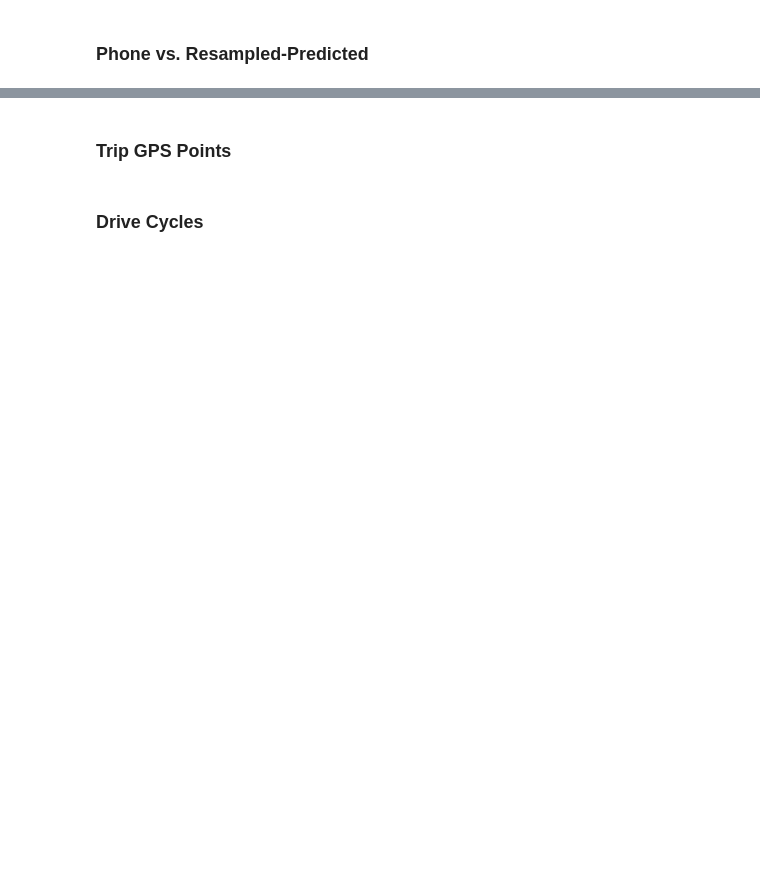
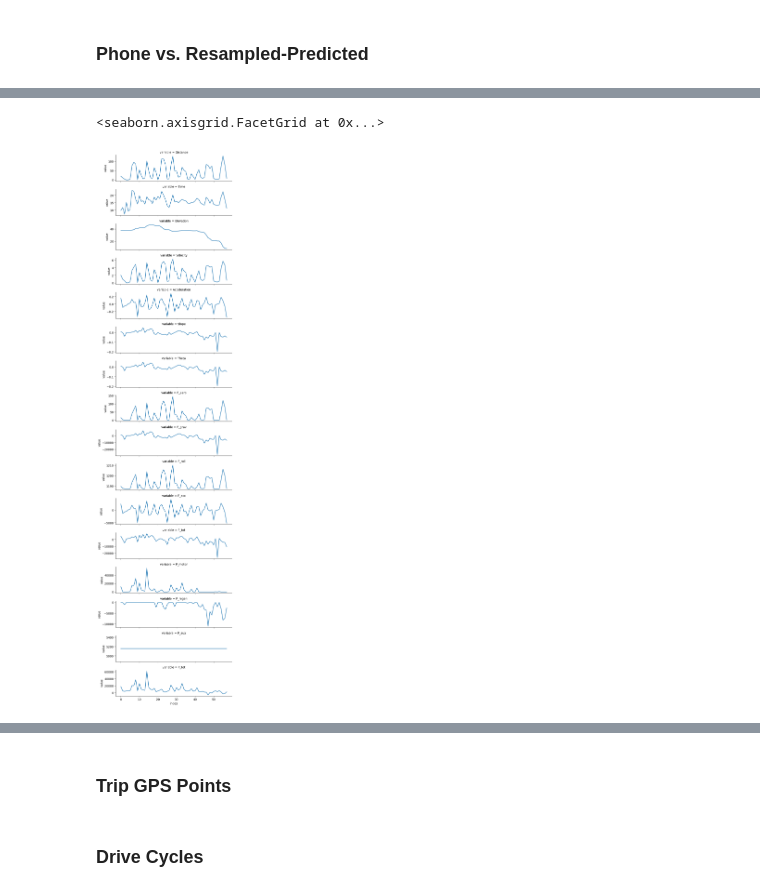
Before and after one commit to zackAemmer/open_bus_tools, a Jupyter notebook: notebooks/create_drive_cycle.ipynb, the cells around one changed output, grey strips where cells are left out. Saved outputs shown, nothing was run; the diff lists cells and outputs as text; code cells hidden in the pictures; blank space fills up the shorter version.

```diff
--- a/notebooks/create_drive_cycle.ipynb
+++ b/notebooks/create_drive_cycle.ipynb
@@ -59,2 +87,5 @@ cycle_df.head()
 # %%
-# plotting.formatted_trajectory_lineplot(cycle_df)
+plotting.formatted_trajectory_lineplot(cycle_df)
+# %% [output]
+<seaborn.axisgrid.FacetGrid at 0x...>
+[figure, added]
```
Also changed, not shown: parts of 6 cells of this notebook, 5 other files.
